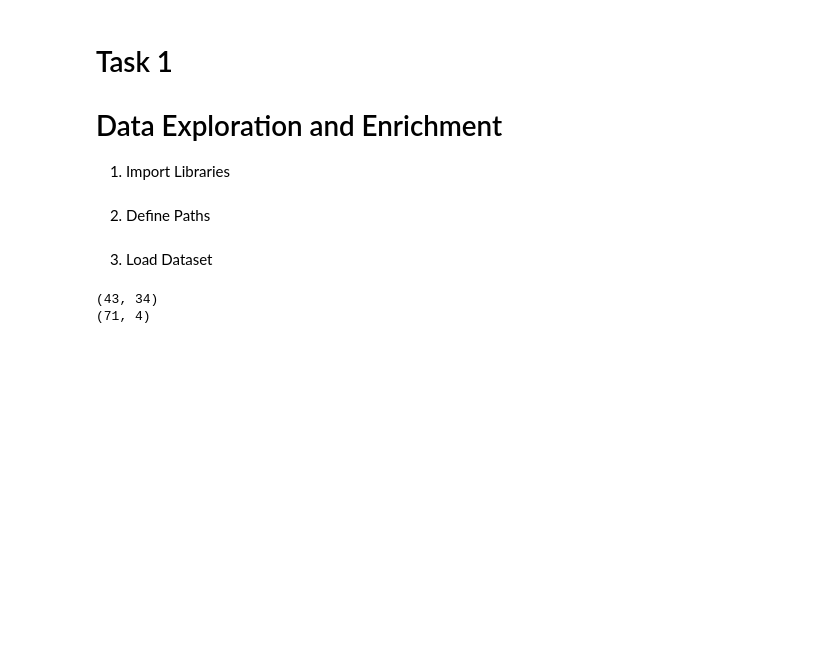
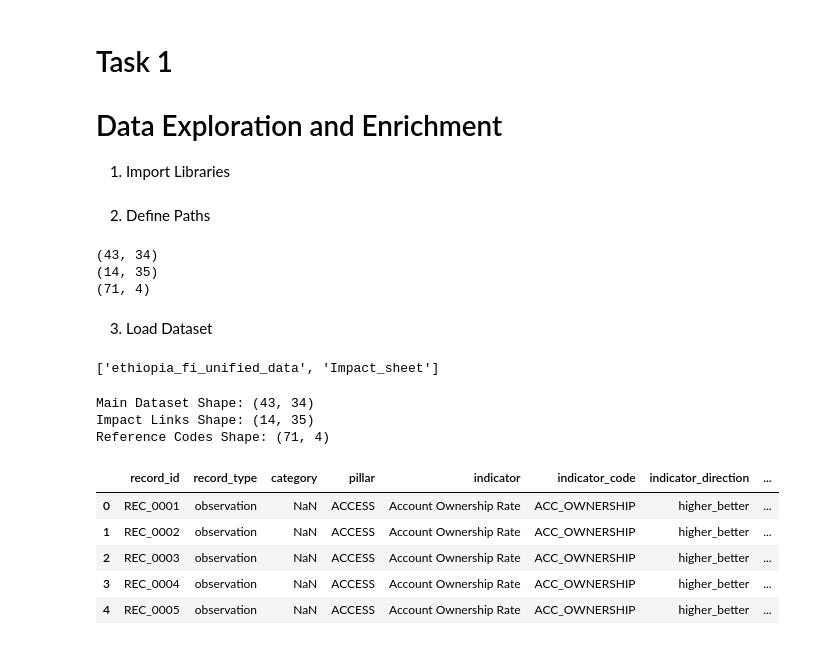
Before and after one commit to Lalisecf/ethiopia-fi-forecast-week11, a Jupyter notebook: notebooks/task1_data_exploration.ipynb, the cells around one changed output. Drawn from its saved outputs; the diff is of its cells as text; code cells hidden in the pictures; blank space fills up the shorter version.

```diff
--- a/notebooks/task1_data_exploration.ipynb
+++ b/notebooks/task1_data_exploration.ipynb
@@ -28,11 +43,54 @@ REFERENCE_FILE = RAW_DATA / "reference_codes.csv"
+# %%
+print(df.shape)
+print(impact_links.shape)
+print(reference.shape)
+# %% [output]
+(43, 34)
+(14, 35)
+(71, 4)
 # %% [markdown]
 3. Load Dataset
+# %%
+import pandas as pd
+
+excel_file = "../data/raw/ethiopia_fi_unified_data.xlsx"
+
+xls = pd.ExcelFile(excel_file)
+
+print(xls.sheet_names)
+# %% [output]
+['ethiopia_fi_unified_data', 'Impact_sheet']
 # %%
-df = pd.read_csv(DATA_FILE)
-reference = pd.read_csv(REFERENCE_FILE)
+excel_file = "../data/raw/ethiopia_fi_unified_data.xlsx"
 
-print(df.shape)
-print(reference.shape)
+# Main data sheet
+df = pd.read_excel(
+    excel_file,
+    sheet_name="ethiopia_fi_unified_data"
+)
+
+# Impact links sheet
+impact_links = pd.read_excel(
+    excel_file,
+    sheet_name="Impact_sheet"
+)
+
+# Reference codes
+reference = pd.read_csv("../data/raw/reference_codes.csv")
-# %% [output]
-(43, 34)
-(71, 4)
+# %%
+print("Main Dataset Shape:", df.shape)
+print("Impact Links Shape:", impact_links.shape)
+print("Reference Codes Shape:", reference.shape)
+# %% [output]
+Main Dataset Shape: (43, 34)
+Impact Links Shape: (14, 35)
+Reference Codes Shape: (71, 4)
+# %%
+df.head()
+# %% [output]
+|  | record_id | record_type | category | pillar | indicator | indicator_code | indicator_direction | ... |
+| 0 | REC_0001 | observation | NaN | ACCESS | Account Ownership Rate | ACC_OWNERSHIP | higher_better | ... |
+| 1 | REC_0002 | observation | NaN | ACCESS | Account Ownership Rate | ACC_OWNERSHIP | higher_better | ... |
+| 2 | REC_0003 | observation | NaN | ACCESS | Account Ownership Rate | ACC_OWNERSHIP | higher_better | ... |
+| 3 | REC_0004 | observation | NaN | ACCESS | Account Ownership Rate | ACC_OWNERSHIP | higher_better | ... |
+| 4 | REC_0005 | observation | NaN | ACCESS | Account Ownership Rate | ACC_OWNERSHIP | higher_better | ... |
```
Also changed, not shown: parts of 12 cells of this notebook.
